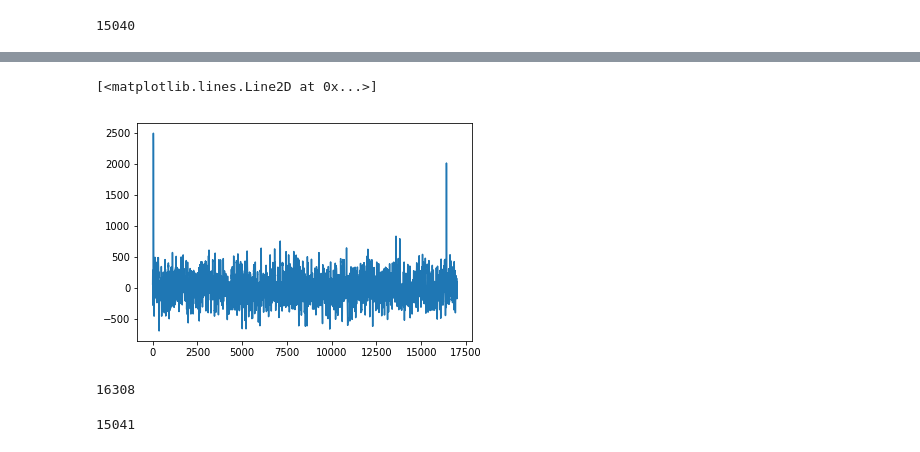
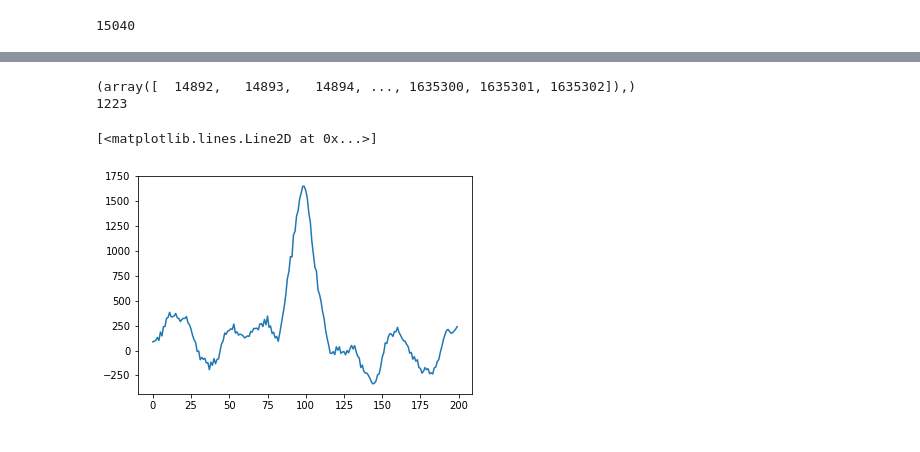
Before and after one commit to ucb-ee290c/fa18-gps, a Jupyter notebook: python/PRN_Generator.ipynb, the cells around one changed output, grey strips where cells are left out. Cells and saved outputs as stored; diff of their text form; code cells hidden in the pictures.

```diff
--- a/python/PRN_Generator.ipynb
+++ b/python/PRN_Generator.ipynb
@@ -163,9 +163,11 @@ sv = sv_list[0]
 sv_freq = sv_freqs[0]
 
 # We'll start off with the NCO Width set to 10
-nco_width = 14
+nco_width = 16
 ideal_carrier_nco_code = sv_freq*1e6 * (2**nco_width) / fs
+print(ideal_carrier_nco_code)
 carrier_nco_code = round(ideal_carrier_nco_code)
+print(carrier_nco_code)
 
 num_cycles = len(raw_data)//10
 print(num_cycles)
@@ -189,7 +191,7 @@ intdumpI = IntDump()
 intdumpQ = IntDump()
 
 # ki = 1, kp = 1, second discriminator
-dll = DLL(1, 1, 1)
+dll = DLL(0.5, 1, 1)
 # Disabling the Costas loop for now and forcing the right frequency
 costas = Costas(1,[1,1,1],1,1,1)
 
@@ -198,6 +200,7 @@ packet = Packet()
 
 # FIXME: Initial DLL and Costas loop values
 dll_out = 1023e3*(2**nco_width)/fs
+print(dll_out)
 costas_out = carrier_nco_code
 I_samples = []
 Q_samples = []
@@ -205,7 +208,10 @@ I_integ_samples = []
 Q_integ_samples = []
 I_dump_samples = []
 Q_dump_samples = []
+dll_out_arr = []
 processed = False
+reset = False
+dump_count = 0
 
 for x in range(0, num_cycles):
     adc_data = np.sign(adc.update())
@@ -215,9 +221,8 @@ for x in range(0, num_cycles):
     I_samples.append(I)
     Q_samples.append(Q)
 
-    f_out, f2_out = nco_code.update(dll_out)
+    f_out, f2_out = nco_code.update(1023e3*(2**nco_width)/fs)
     e, p, l, dump = ca.update(f_out, f2_out, sv)
-
 
     I_e = multIe.update(I, e)
     I_p = multIp.update(I, p)
@@ -228,18 +233,23 @@ for x in range(0, num_cycles):
     I_sample = [I_e, I_p, I_l]
     Q_sample = [Q_e, Q_p, Q_l]
 
-    if dump and not processed:
+    if dump:
+        dump_count += 1
+
+    if dump_count == 5 and not processed:
         print(x)
         dll_out, dis_out = dll.update(I_int, Q_int, 1023e3*(2**nco_width)/fs, 0)
         I_dump_samples.append(I_int.copy())
         Q_dump_samples.append(Q_int.copy())
+        dll_out_arr.append(dll_out)
         processed = True
-    elif not dump:
+        dump_count = 0
+    elif not reset:
         processed = False
 
     I_integ_samples.append(I_sample)
     Q_integ_samples.append(Q_sample)
-    I_int = intdumpI.update(np.array(I_sample), dump)
-    Q_int = intdumpQ.update(np.array(Q_sample), dump)
+    I_int, reset = intdumpI.update(np.array(I_sample), dump)
+    Q_int, reset = intdumpQ.update(np.array(Q_sample), dump)
 # %% [output]
 16352959
@@ -291,13 +337,13 @@ correlated_out = np.correlate(code_at_freq, I_out, mode='full')
+# %%
+abs_corr = np.abs(correlated_out)
+indices = np.where(abs_corr > 1000)
+print(indices)
+print(len(indices[0]))
+# %% [output]
+(array([  14892,   14893,   14894, ..., 1635300, 1635301, 1635302]),)
+1223
 # %%
-plt.plot(correlator_out[15000:32000])
+plt.plot(correlated_out[14800:15000])
 # %% [output]
 [<matplotlib.lines.Line2D at 0x...>]
-[figure, old version]
+[figure, new version]
-# %%
-print(np.argmax(correlator_out[15100:32000]))
-# %% [output]
-16308
-# %%
-16308 - 16367 + 15100
-# %% [output]
-15041
```
Also changed, not shown: parts of 11 cells of this notebook, 4 other files.
